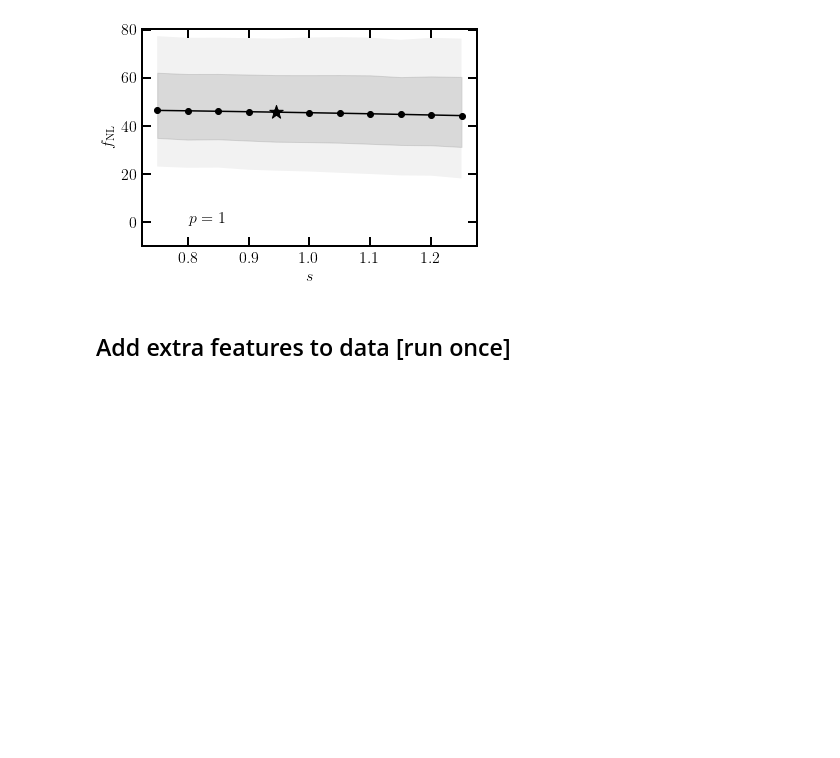
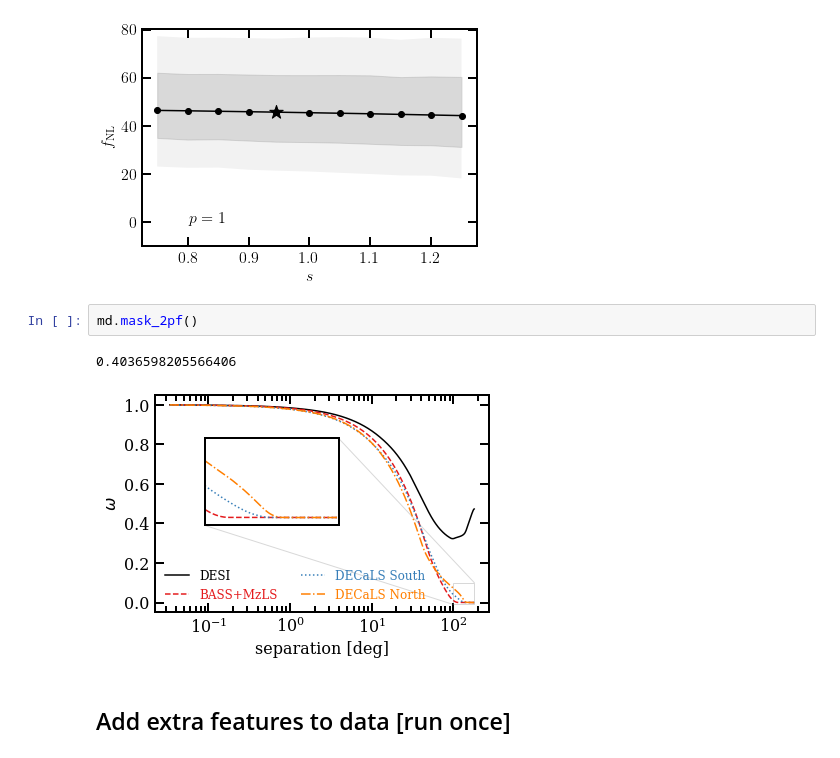
Before and after one commit to mehdirezaie/LSSutils, a Jupyter notebook: analysis/desi/notebooks/LognormalFlask.ipynb, the cells around one changed output. Cells and saved outputs as stored; diff of their text form; blank space fills up the shorter version.

```diff
--- a/analysis/desi/notebooks/LognormalFlask.ipynb
+++ b/analysis/desi/notebooks/LognormalFlask.ipynb
@@ -459,6 +453,11 @@ md.fnl_magbias_p()
 1.25                                    & $    44$& $    46$& $    31<\fnl<    60$& $    18<\fnl<    76$ &   33.7\\
 [figure]
 [figure]
+# %%
+md.mask_2pf()
+# %% [output]
+0.4036598205566406
+[figure, added]
 # %% [markdown]
 ## Add extra features to data [run once]
 # %%
```
Also changed, not shown: parts of 28 cells of this notebook.
